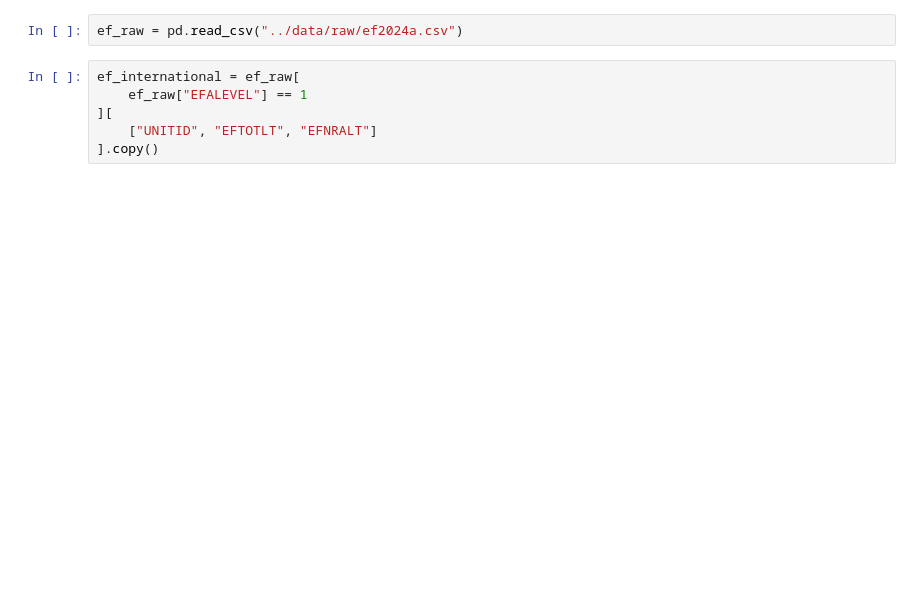
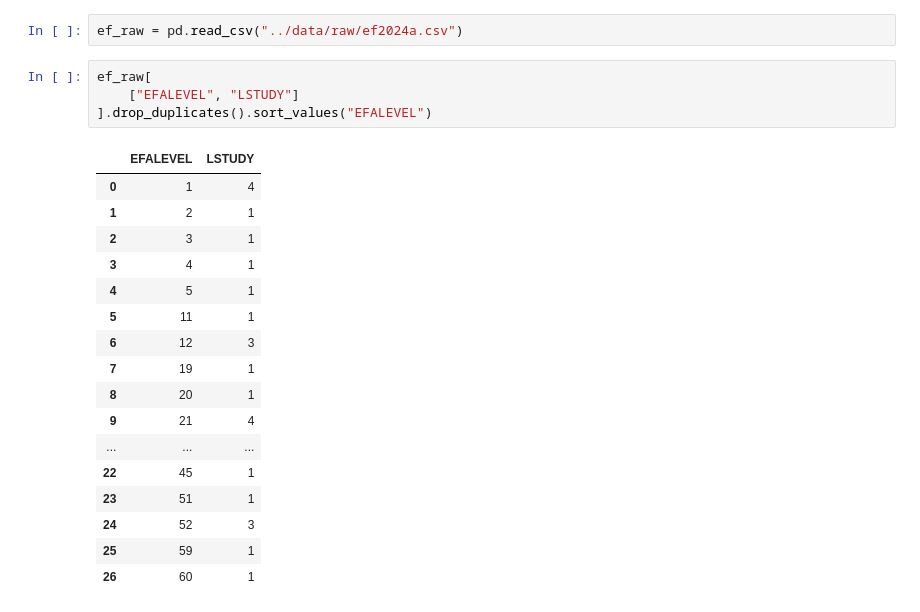
Before and after one commit to Lxeaxh/ucm-friendship-family-analysis, a Jupyter notebook: notebooks/03_exploratory_analysis.ipynb, the cells around one changed output. Saved outputs shown, nothing was run; the diff lists cells and outputs as text; blank space fills up the shorter version.

```diff
--- a/notebooks/03_exploratory_analysis.ipynb
+++ b/notebooks/03_exploratory_analysis.ipynb
@@ -786,9 +786,25 @@ same_type_ranking[
 | 1 | Truman State University | 4.686252 | 3664 | 7.287118 | 7.687596 | ... |
 # %%
 ef_raw = pd.read_csv("../data/raw/ef2024a.csv")
-# %%
-ef_international = ef_raw[
-    ef_raw["EFALEVEL"] == 1
-][
-    ["UNITID", "EFTOTLT", "EFNRALT"]
-].copy()
+# %%
+ef_raw[
+    ["EFALEVEL", "LSTUDY"]
+].drop_duplicates().sort_values("EFALEVEL")
+# %% [output]
+|  | EFALEVEL | LSTUDY |
+| 0 | 1 | 4 |
+| 1 | 2 | 1 |
+| 2 | 3 | 1 |
+| 3 | 4 | 1 |
+| 4 | 5 | 1 |
+| 5 | 11 | 1 |
+| 6 | 12 | 3 |
+| 7 | 19 | 1 |
+| 8 | 20 | 1 |
+| 9 | 21 | 4 |
+| ... | ... | ... |
+| 22 | 45 | 1 |
+| 23 | 51 | 1 |
+| 24 | 52 | 3 |
+| 25 | 59 | 1 |
+| 26 | 60 | 1 |
```
Also changed, not shown: parts of 15 cells of this notebook, 1 other file.
